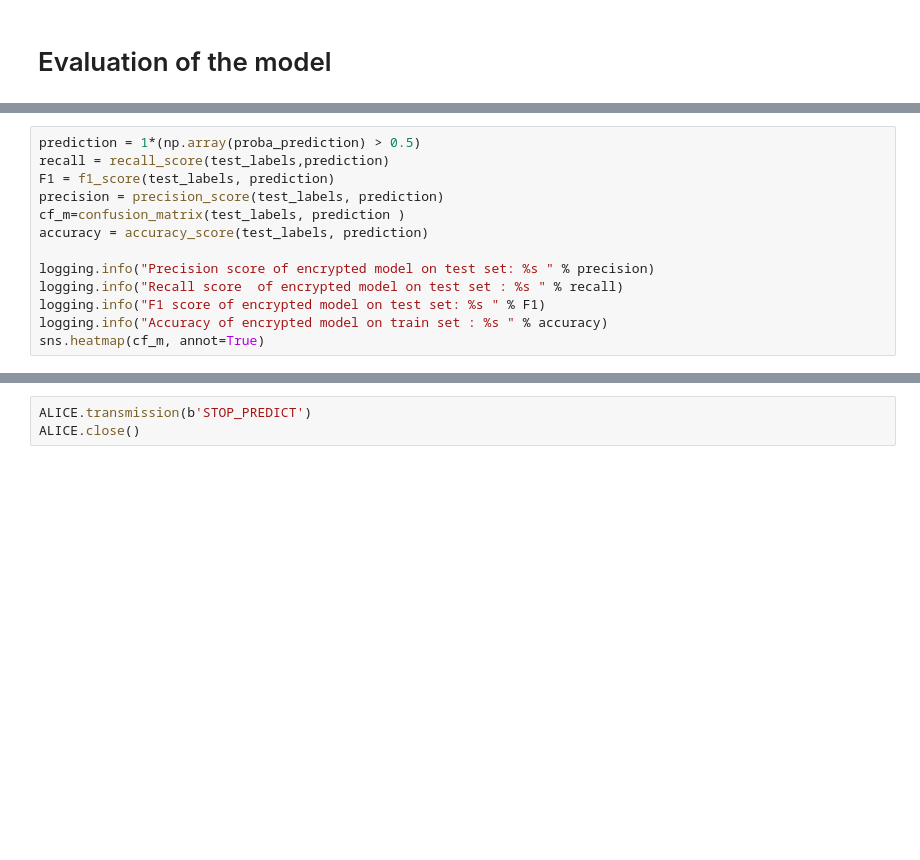
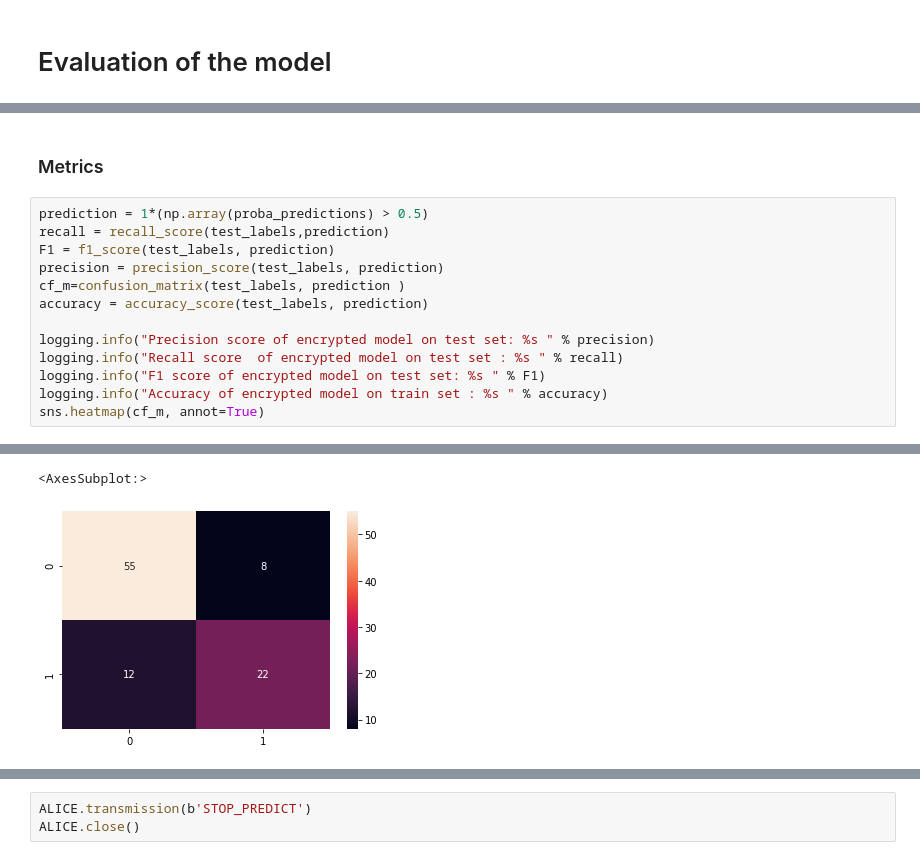
Before and after one commit to arthurPignet/privacy-preserving-titanic-challenge, a Jupyter notebook: ckks_titanic/notebooks/3-ap-Bob.ipynb, the cells around one changed output, grey strips where cells are left out. Drawn from its saved outputs; the diff is of its cells as text; blank space fills up the shorter version.

Commit message:
successfully train and test and predict on the whole dataset

```diff
--- a/ckks_titanic/notebooks/3-ap-Bob.ipynb
+++ b/ckks_titanic/notebooks/3-ap-Bob.ipynb
@@ -227,5 +266,7 @@ assert not (None in proba_predictions), 'Missing predictions'
+# %% [markdown]
+### Metrics
 # %%
-prediction = 1*(np.array(proba_prediction) > 0.5)
+prediction = 1*(np.array(proba_predictions) > 0.5)
 recall = recall_score(test_labels,prediction)
 F1 = f1_score(test_labels, prediction)
 precision = precision_score(test_labels, prediction)
@@ -237,3 +278,4 @@ logging.info("Recall score  of encrypted model on test set : %s " % recall)
 logging.info("F1 score of encrypted model on test set: %s " % F1)
 logging.info("Accuracy of encrypted model on train set : %s " % accuracy)
 sns.heatmap(cf_m, annot=True)
+# %% [output]
@@ -239,0 +286,2 @@ sns.heatmap(cf_m, annot=True)
+<AxesSubplot:>
+[figure, added]
```
Also changed, not shown: parts of 51 cells of this notebook, 2 other files.
